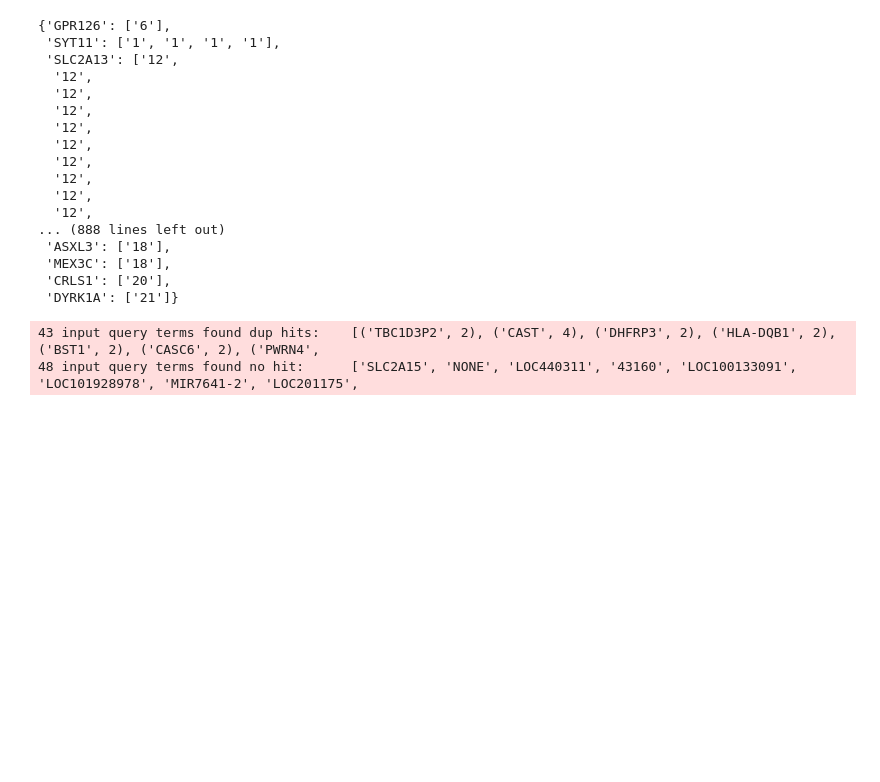
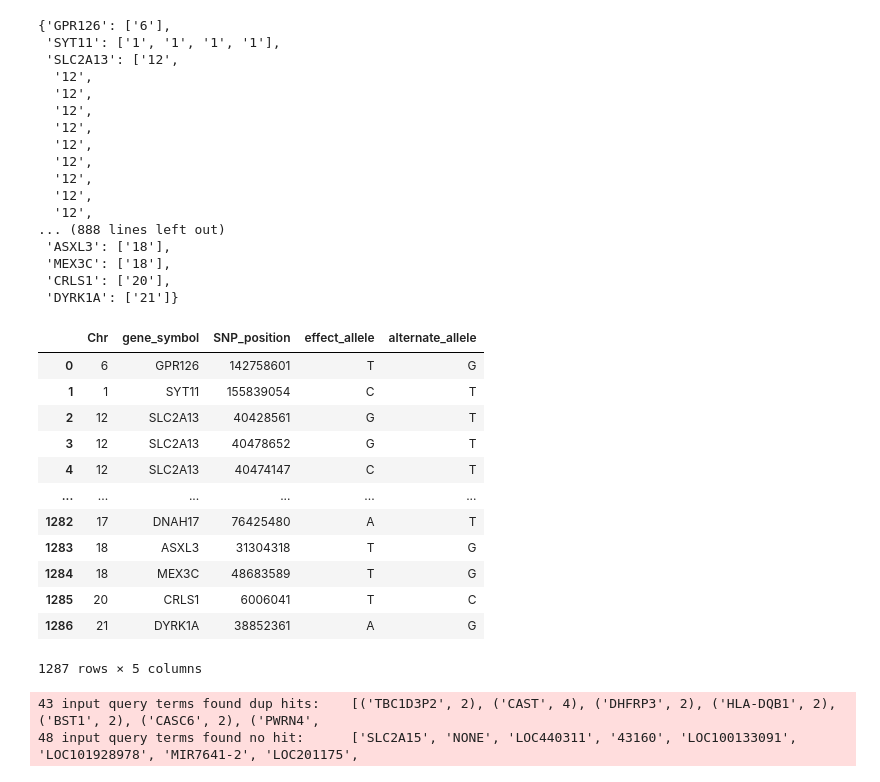
Before and after one commit to jbs1009/TFM_Jorge_Bermejo_Sacristan, a Jupyter notebook: Coordenadas_genes.ipynb, the cells around one changed output. Drawn from its saved outputs; the diff is of its cells as text; code cells hidden in the pictures; blank space fills up the shorter version.

Commit message:
Filtro para cromosomas diferentes
Se aplica un filtrado sobre df_SNPs para eliminar aquellas entradas de genes que aparezcan en cromosomas diferentes, eliminando ruido.

```diff
--- a/Coordenadas_genes.ipynb
+++ b/Coordenadas_genes.ipynb
@@ -168,6 +168,30 @@ diccionario
  'MEX3C': ['18'],
  'CRLS1': ['20'],
  'DYRK1A': ['21']}
+# %%
+conteo_chr = df_SNPs.groupby("gene_symbol")["Chr"].nunique()
+# %%
+genes_problema = conteo_chr[conteo_chr > 1].index
+# %%
+df_SNPs = df_SNPs[~df_SNPs["gene_symbol"].isin(genes_problema)]
+# %%
+df_SNPs = df_SNPs.reset_index(drop = True)
+# %%
+df_SNPs
+# %% [output]
+|  | Chr | gene_symbol | SNP_position | effect_allele | alternate_allele |
+| 0 | 6 | GPR126 | 142758601 | T | G |
+| 1 | 1 | SYT11 | 155839054 | C | T |
+| 2 | 12 | SLC2A13 | 40428561 | G | T |
+| 3 | 12 | SLC2A13 | 40478652 | G | T |
+| 4 | 12 | SLC2A13 | 40474147 | C | T |
+| ... | ... | ... | ... | ... | ... |
+| 1282 | 17 | DNAH17 | 76425480 | A | T |
+| 1283 | 18 | ASXL3 | 31304318 | T | G |
+| 1284 | 18 | MEX3C | 48683589 | T | G |
+| 1285 | 20 | CRLS1 | 6006041 | T | C |
+| 1286 | 21 | DYRK1A | 38852361 | A | G |
+1287 rows × 5 columns
 # %%
 mg = mygene.MyGeneInfo()
 
```
